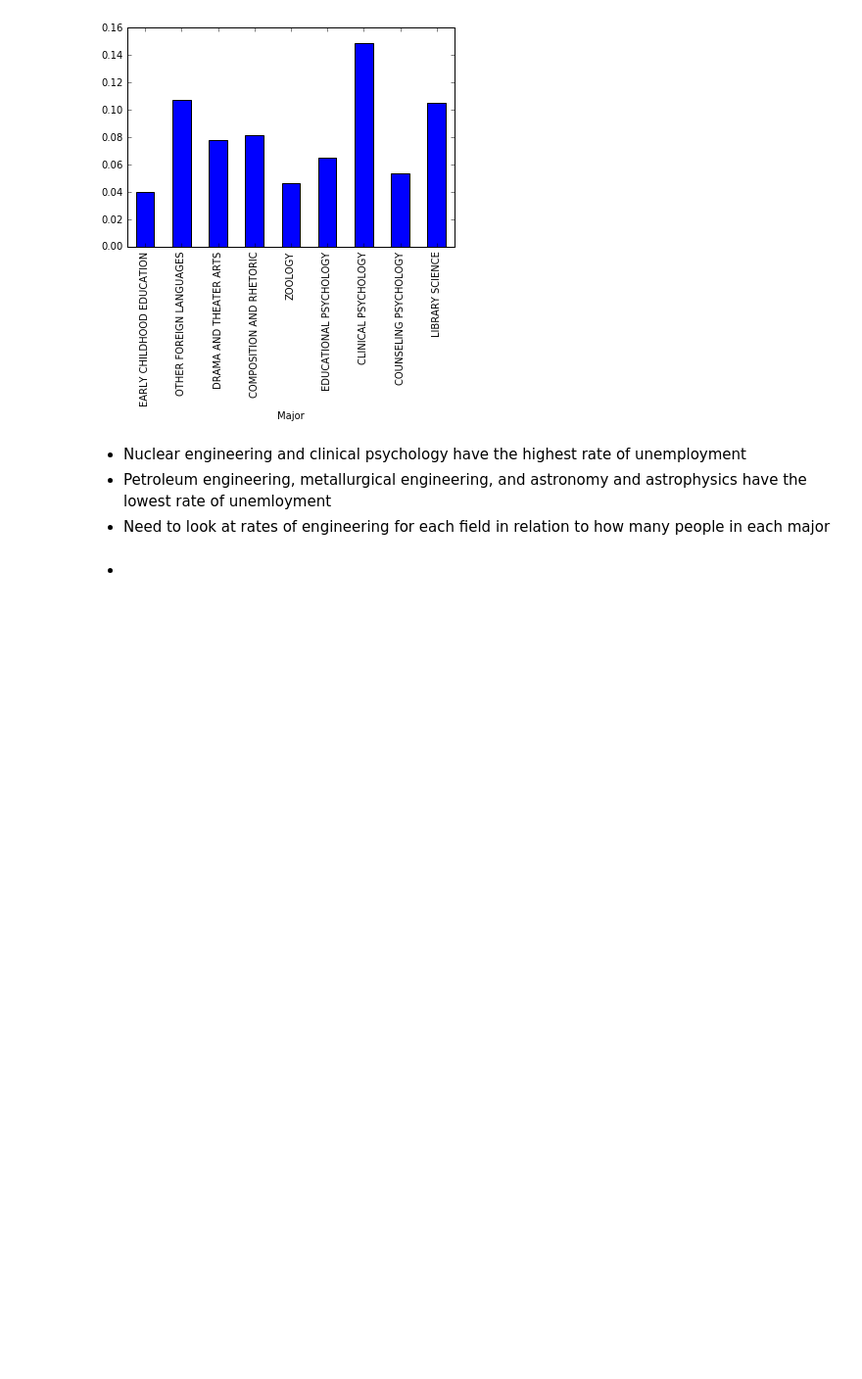
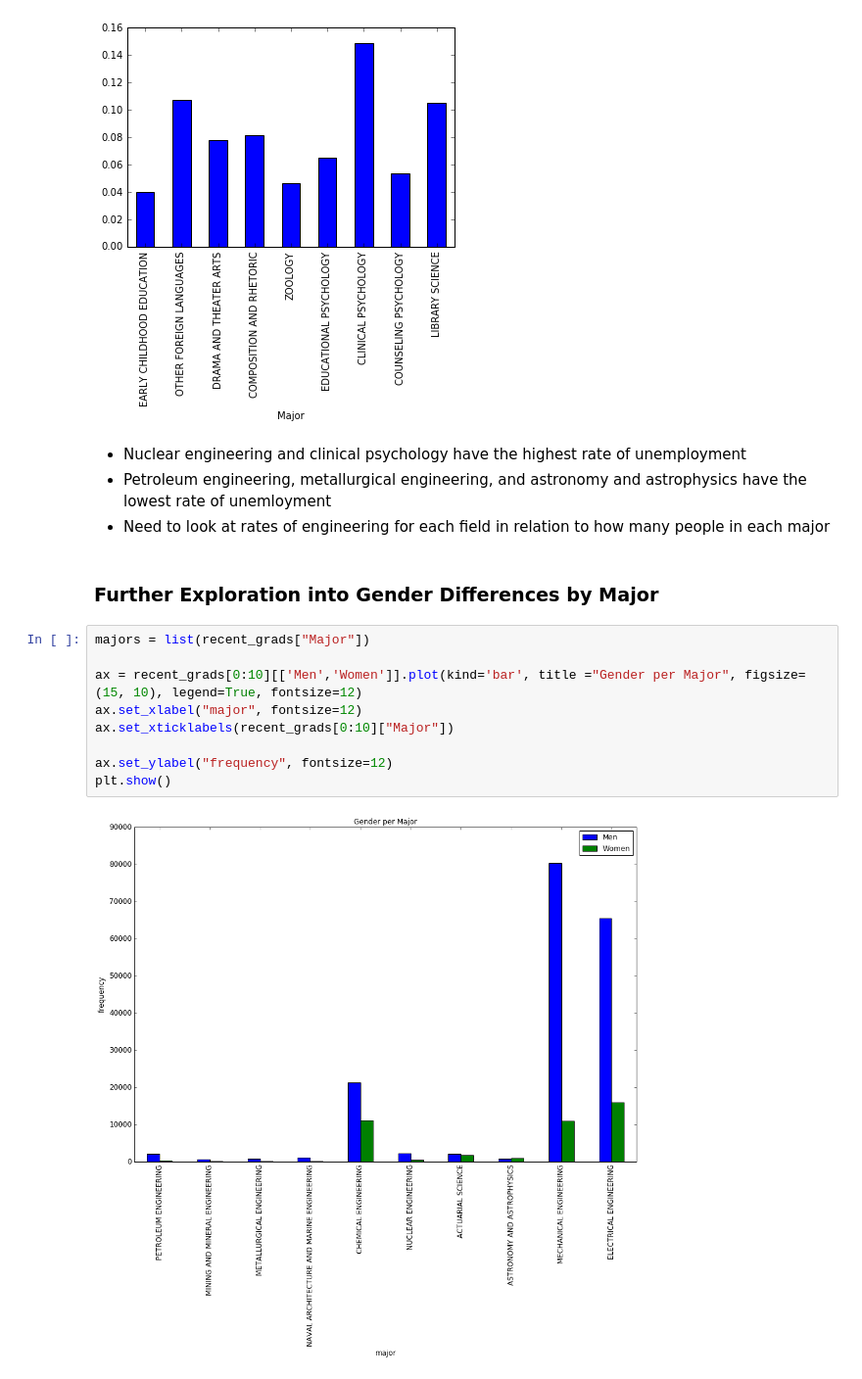
Before and after one commit to fcdiomede/Dataquest_Projects, a Jupyter notebook: Earnings_CollegeMajors_GP.ipynb, the cells around one changed output. Shown at 98% size. Saved outputs shown, nothing was run; the diff lists cells and outputs as text; blank space fills up the shorter version.

Commit message:
Update to previous college majors workbook
Additional graphs and analysis

```diff
--- a/Earnings_CollegeMajors_GP.ipynb
+++ b/Earnings_CollegeMajors_GP.ipynb
@@ -214,5 +214,16 @@ recent_grads[163:].plot.bar(x="Major", y="Unemployment_rate", legend = False)
  - Nuclear engineering and clinical psychology have the highest rate of unemployment
  - Petroleum engineering, metallurgical engineering, and astronomy and astrophysics have the lowest rate of unemloyment
  - Need to look at rates of engineering for each field in relation to how many people in each major
-# %% [markdown]
- -
+# %% [markdown]
+### Further Exploration into Gender Differences by Major
+# %%
+majors = list(recent_grads["Major"])
+
+ax = recent_grads[0:10][['Men','Women']].plot(kind='bar', title ="Gender per Major", figsize=(15, 10), legend=True, fontsize=12)
+ax.set_xlabel("major", fontsize=12)
+ax.set_xticklabels(recent_grads[0:10]["Major"])
+
+ax.set_ylabel("frequency", fontsize=12)
+plt.show()
+# %% [output]
+[figure, added]
```
Also changed, not shown: parts of 7 cells of this notebook.
